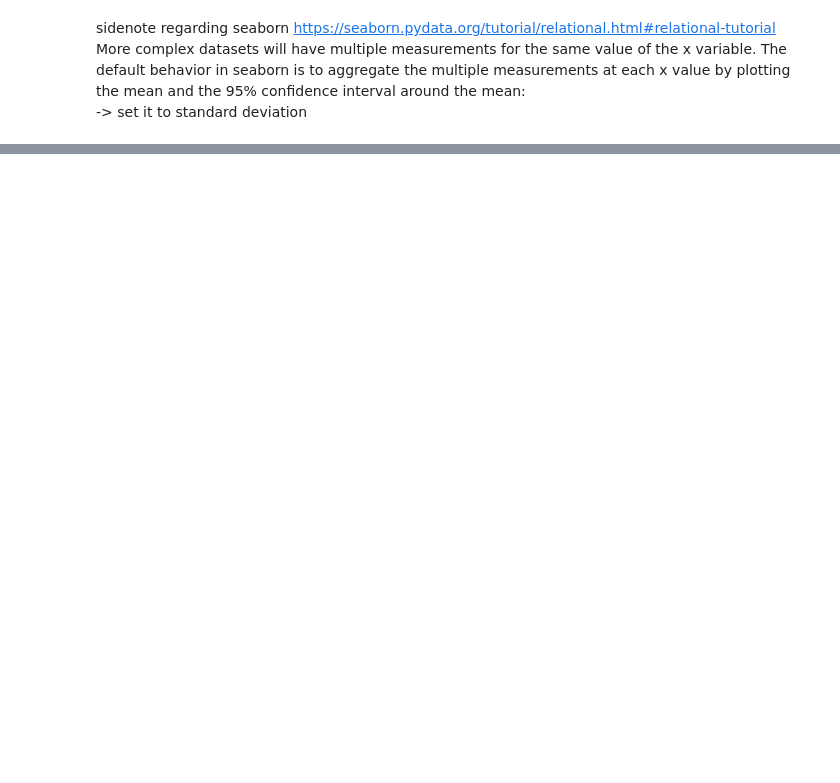
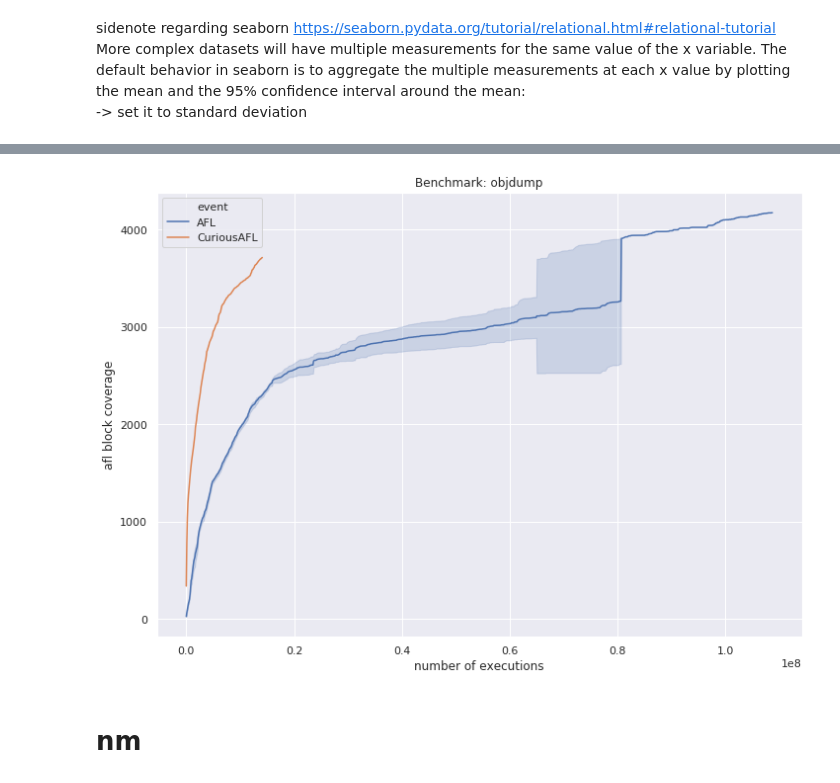
Before and after one commit to ackdav/CuriousAFL, a Jupyter notebook: Notebooks/24hRunsGraph.ipynb, the cells around one changed output, grey strips where cells are left out. Saved outputs shown, nothing was run; the diff lists cells and outputs as text; code cells hidden in the pictures; blank space fills up the shorter version.

```diff
--- a/Notebooks/24hRunsGraph.ipynb
+++ b/Notebooks/24hRunsGraph.ipynb
@@ -79,0 +160,31 @@ plt.savefig('./'+exec_name+'24h.png', dpi = 200)
+# %%
+df = pd.read_csv(curiouspath+'/afl_out/plot_data')
+# %%
+df_helper = pd.DataFrame(np.array(range(df['# unix_time'][0], df['# unix_time'][len(df)-1]+1)))
+df_helper = df_helper.merge(df[['# unix_time', ' execs_per_sec', ' paths_total']], left_on=0, right_on='# unix_time', how='left', left_index=True)
+df_helper.set_index(0, inplace=True)
+del df_helper['# unix_time']
+df_helper[' execs_per_sec'].ffill(inplace=True)
+df_helper['running_exec_sum'] = df_helper[' execs_per_sec'].cumsum()
+df_helper = df_helper[[' paths_total', 'running_exec_sum']]
+# %%
+df_helper['running_exec_sum'] = pd.to_datetime(df_helper['running_exec_sum'], unit='s', origin='unix')
+df = df_helper.set_index('running_exec_sum').resample('100000s').mean().reset_index()
+df['running_exec_sum'] = df.running_exec_sum.astype(int) / 10**9
+df = df.rename(columns={' paths_total': 'cur_path'})
+df['cur_path'] =df['cur_path'].ffill()
+df['event'] = 'CuriousAFL'
+# %%
+dffinal = dffinal.append(df)
+#dffinal['delta_time'] = dffinal['delta_time'].dt.total_seconds() / 3600
+# %%
+ax = sns.lineplot(x="running_exec_sum", y="cur_path", hue='event', ci=60, data=dffinal)
+ax.set(xlabel='number of executions', ylabel='afl block coverage')
+
+plt.legend()
+plt.title('Benchmark: ' + exec_name)
+plt.savefig('./'+exec_name+'_covtime.png', dpi = 200)
+# %% [output]
+[figure, added]
+# %% [markdown]
+# nm
```
Also changed, not shown: parts of 37 cells of this notebook, 13 other files.
